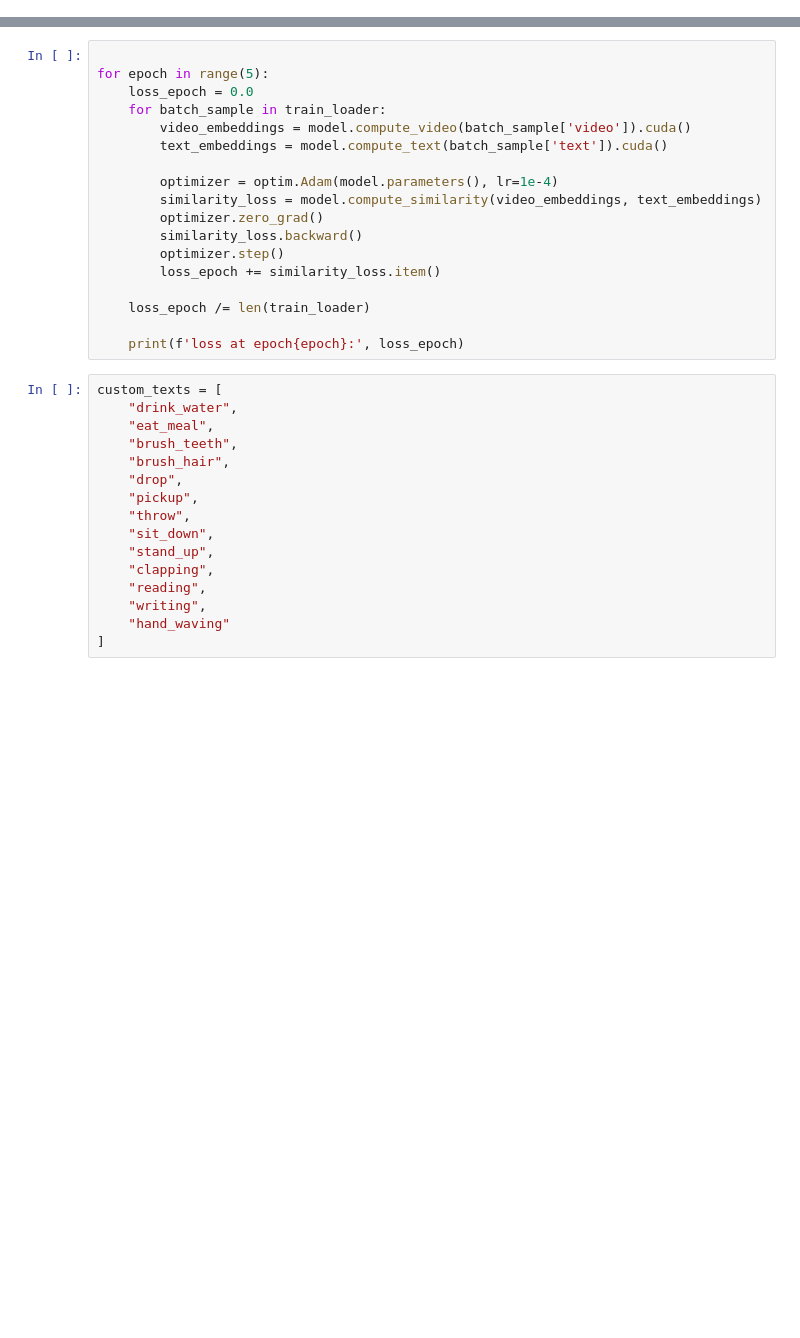
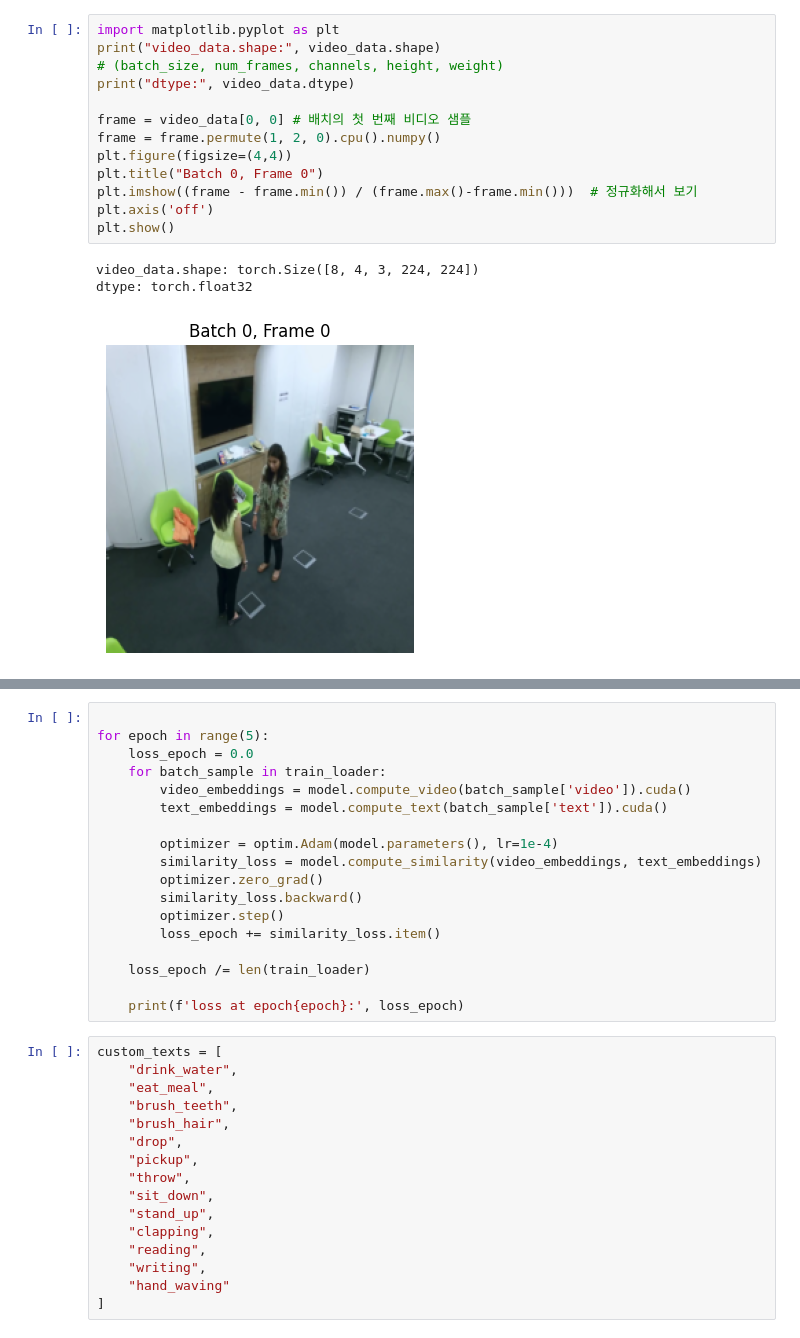
Before and after one commit to Yeonjae37/Fine-VLA, a Jupyter notebook: notebooks/network.ipynb, the cells around one changed output, grey strips where cells are left out. Saved outputs shown, nothing was run; the diff lists cells and outputs as text; blank space fills up the shorter version.

```diff
--- a/notebooks/network.ipynb
+++ b/notebooks/network.ipynb
@@ -55,0 +56,17 @@ loss: 0.0116
+# %%
+import matplotlib.pyplot as plt
+print("video_data.shape:", video_data.shape)
+# (batch_size, num_frames, channels, height, weight)
+print("dtype:", video_data.dtype)
+
+frame = video_data[0, 0] # 배치의 첫 번째 비디오 샘플
+frame = frame.permute(1, 2, 0).cpu().numpy()
+plt.figure(figsize=(4,4))
+plt.title("Batch 0, Frame 0")
+plt.imshow((frame - frame.min()) / (frame.max()-frame.min()))  # 정규화해서 보기
+plt.axis('off')
+plt.show()
+# %% [output]
+video_data.shape: torch.Size([8, 4, 3, 224, 224])
+dtype: torch.float32
+[figure, added]
```
Also changed, not shown: parts of 4 cells of this notebook, 3 other files.
